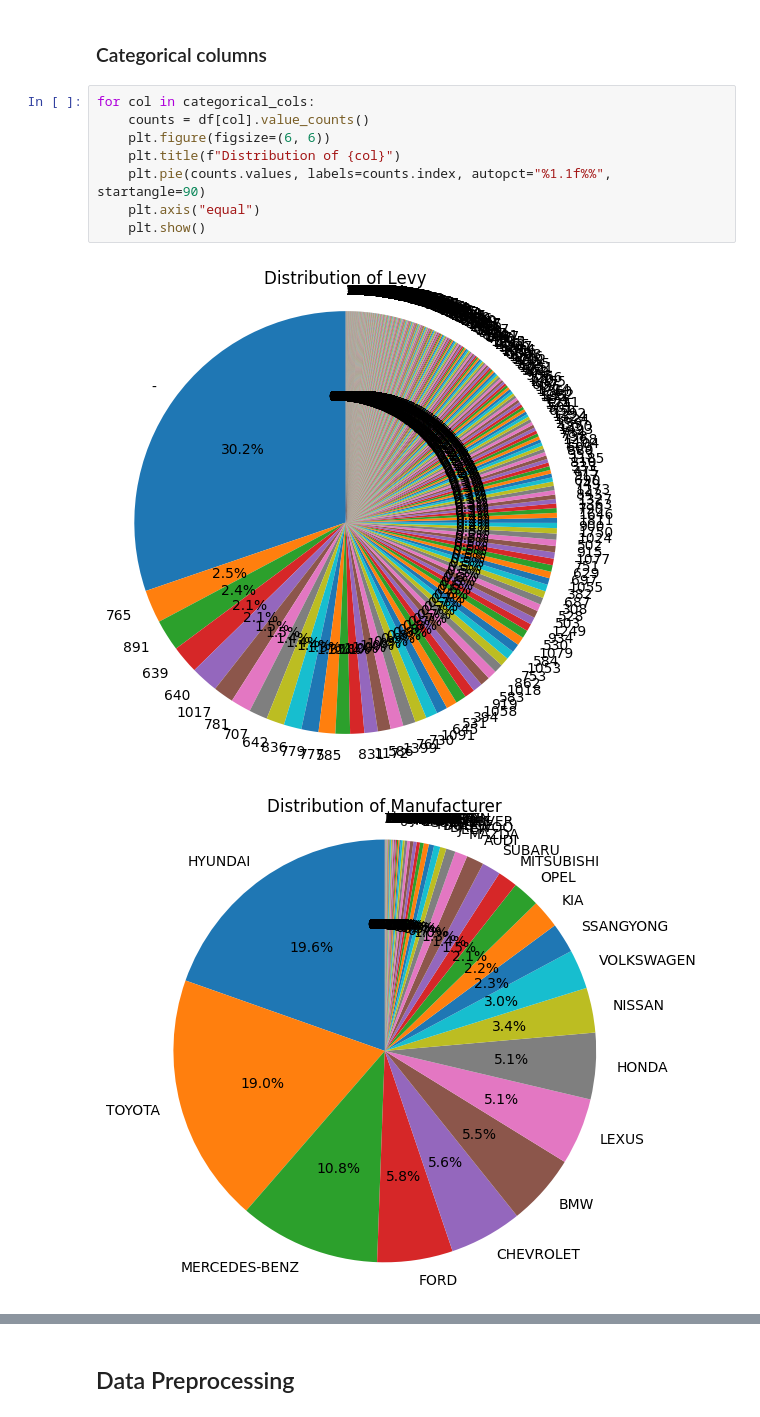
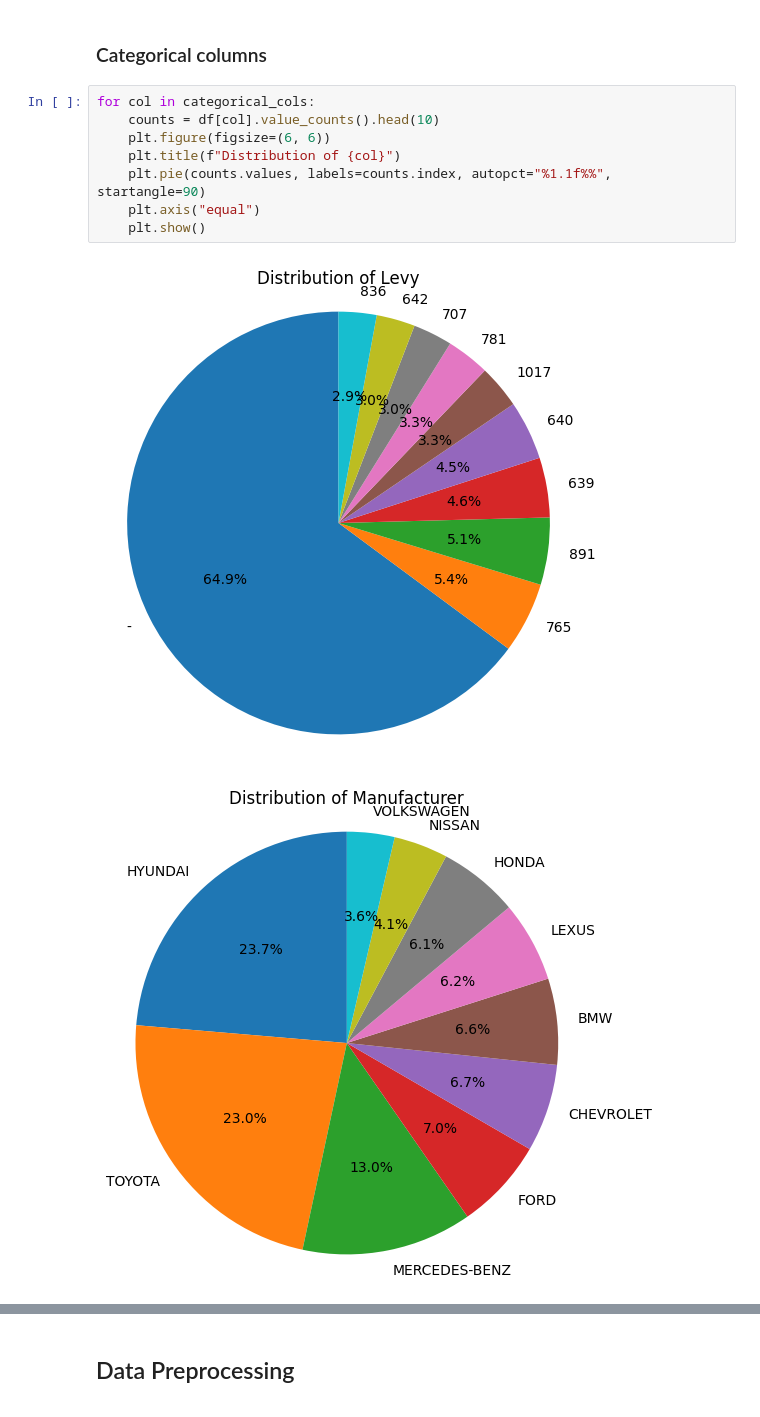
Before and after one commit to KavyaJP/Neural-Networks, a Jupyter notebook: revision.ipynb, the cells around one changed output, grey strips where cells are left out. Drawn from its saved outputs; the diff is of its cells as text.

```diff
--- a/revision.ipynb
+++ b/revision.ipynb
@@ -108,12 +108,12 @@ for col in numerical_cols:
 ### Categorical columns
 # %%
 for col in categorical_cols:
-    counts = df[col].value_counts()
+    counts = df[col].value_counts().head(10)
     plt.figure(figsize=(6, 6))
     plt.title(f"Distribution of {col}")
     plt.pie(counts.values, labels=counts.index, autopct="%1.1f%%", startangle=90)
     plt.axis("equal")
     plt.show()
 # %% [output]
-[figure, old version]
+[figure, new version]
-[figure, old version]
+[figure, new version]
```
Also changed, not shown: parts of 4 cells of this notebook.
